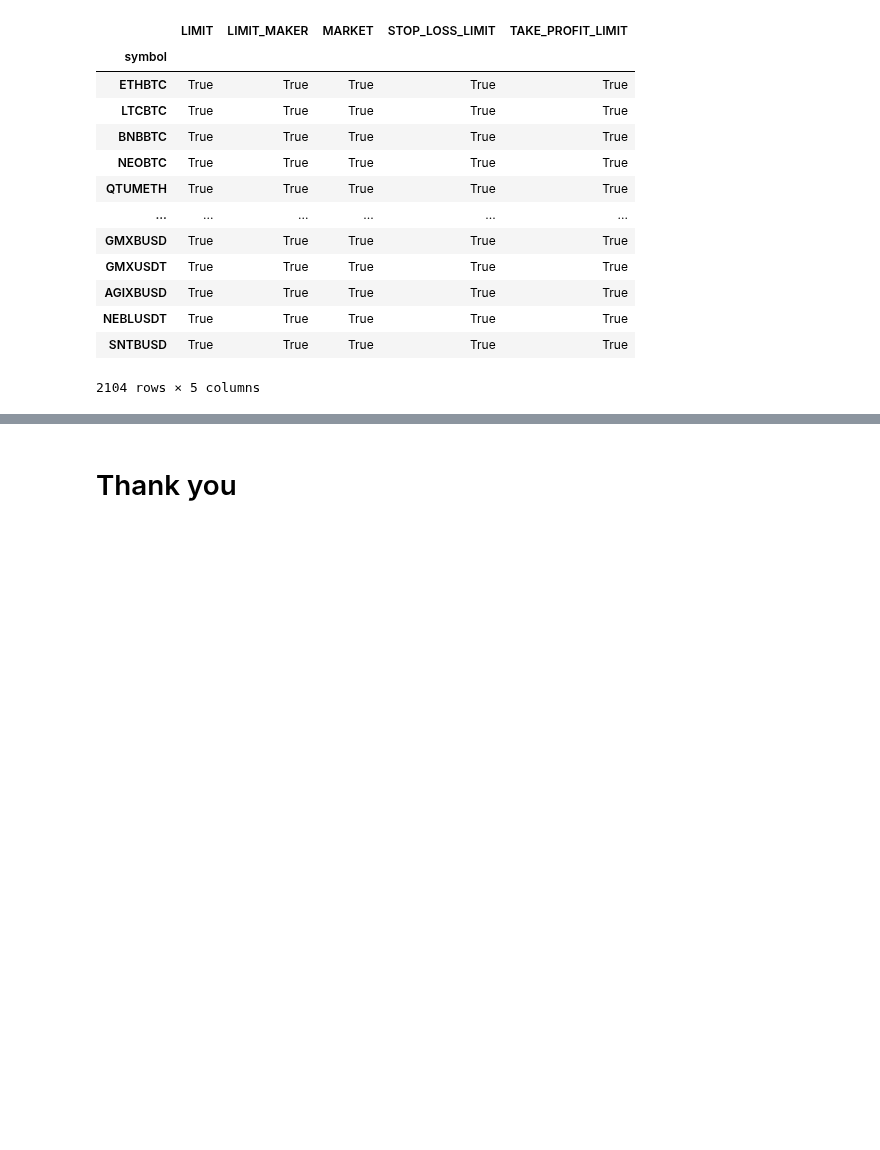
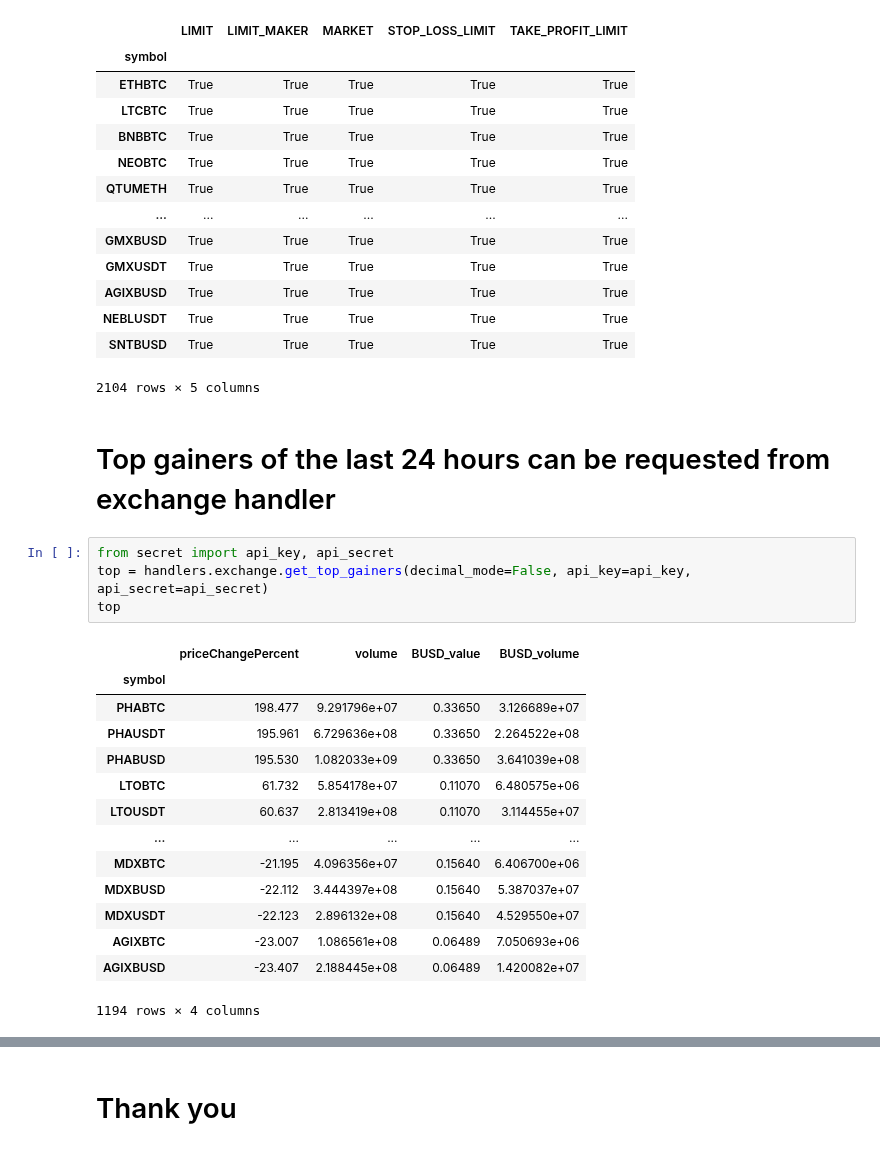
Before and after one commit to nand0san/binpan_studio, a Jupyter notebook: examples exchange.ipynb, the cells around one changed output, grey strips where cells are left out. Drawn from its saved outputs; the diff is of its cells as text; blank space fills up the shorter version.

```diff
--- a/examples exchange.ipynb
+++ b/examples exchange.ipynb
@@ -234,3 +235,24 @@ ex.order_types
 | NEBLUSDT | True | True | True | True | True |
 | SNTBUSD | True | True | True | True | True |
 2104 rows × 5 columns
+# %% [markdown]
+# Top gainers of the last 24 hours can be requested from exchange handler
+# %%
+from secret import api_key, api_secret
+top = handlers.exchange.get_top_gainers(decimal_mode=False, api_key=api_key, api_secret=api_secret)
+top
+# %% [output]
+|  | priceChangePercent | volume | BUSD_value | BUSD_volume |
+| symbol |  |  |  |  |
+| PHABTC | 198.477 | 9.291796e+07 | 0.33650 | 3.126689e+07 |
+| PHAUSDT | 195.961 | 6.729636e+08 | 0.33650 | 2.264522e+08 |
+| PHABUSD | 195.530 | 1.082033e+09 | 0.33650 | 3.641039e+08 |
+| LTOBTC | 61.732 | 5.854178e+07 | 0.11070 | 6.480575e+06 |
+| LTOUSDT | 60.637 | 2.813419e+08 | 0.11070 | 3.114455e+07 |
+| ... | ... | ... | ... | ... |
+| MDXBTC | -21.195 | 4.096356e+07 | 0.15640 | 6.406700e+06 |
+| MDXBUSD | -22.112 | 3.444397e+08 | 0.15640 | 5.387037e+07 |
+| MDXUSDT | -22.123 | 2.896132e+08 | 0.15640 | 4.529550e+07 |
+| AGIXBTC | -23.007 | 1.086561e+08 | 0.06489 | 7.050693e+06 |
+| AGIXBUSD | -23.407 | 2.188445e+08 | 0.06489 | 1.420082e+07 |
+1194 rows × 4 columns
```
Also changed, not shown: parts of 2 cells of this notebook, 24 other files.
